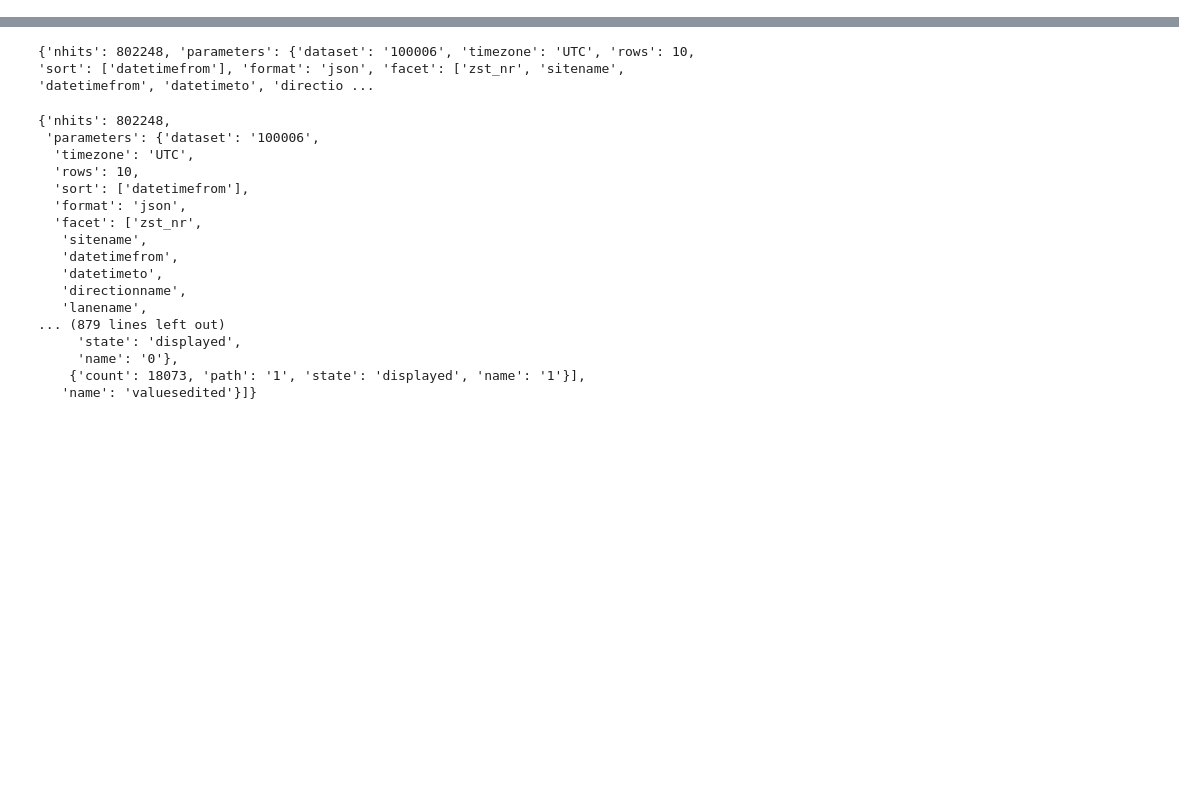
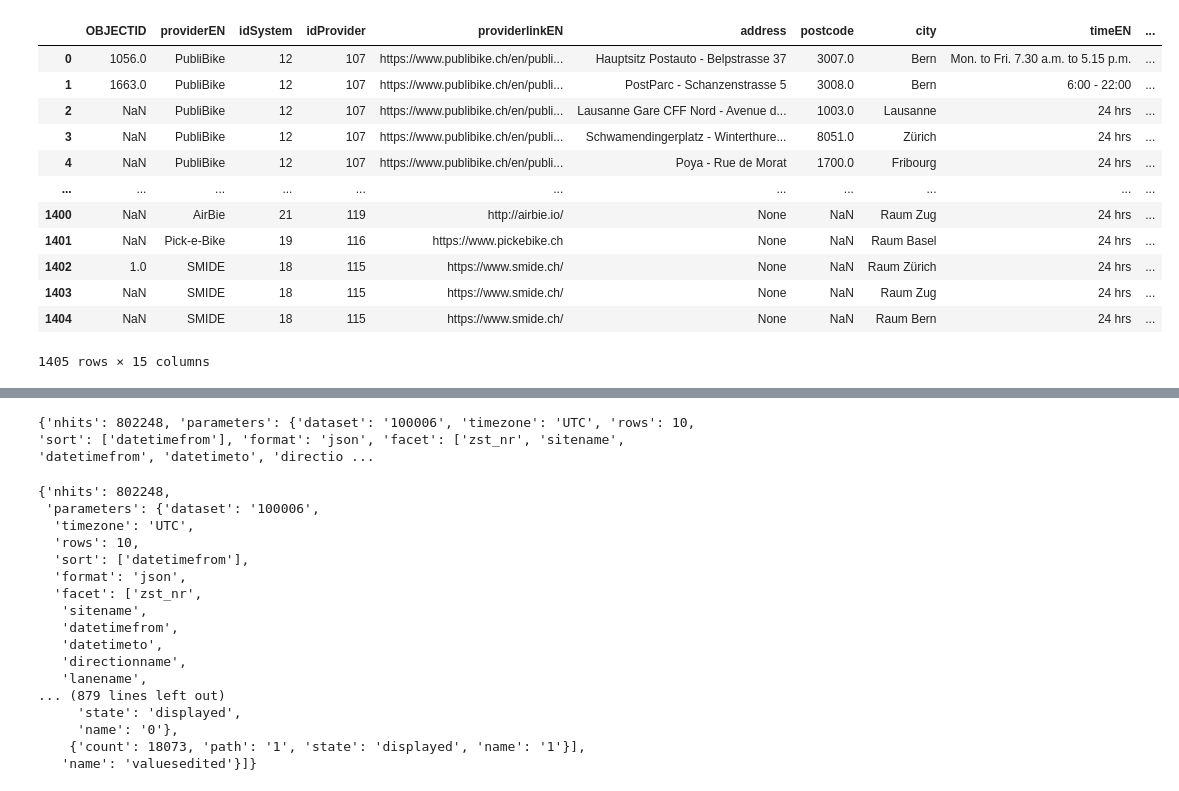
Before and after one commit to andygubser/bike_network_analysis, a Jupyter notebook: Optimizing Bicycle and Public Traffic Paths.ipynb, the cells around one changed output, grey strips where cells are left out. Saved outputs shown, nothing was run; the diff lists cells and outputs as text; code cells hidden in the pictures; blank space fills up the shorter version.

```diff
--- a/Optimizing Bicycle and Public Traffic Paths.ipynb
+++ b/Optimizing Bicycle and Public Traffic Paths.ipynb
@@ -5 +5,15 @@ import pandas as pd
 import json
+# %%
+path_json_data = "./data/geojson/ch.bfe.bikesharing.json"
+path_shp_area = "./data/shape/Bikesharing_Area.shp"
+path_shp_station = "./data/shape/Bikesharing_Station.shp"
+path_shp_provider = "./data/shape/idProviderCatalogue.shp"
+path_shp_return = "./data/shape/idReturnCatalogue.shp"
+path_shp_system = "./data/shape/idSystemCatalogue.shp"
+# %%
+data = gpd.read_file(path_json_data)
+area = gpd.read_file(path_shp_area)
+station = gpd.read_file(path_shp_station)
+id_provider_catalogue = gpd.read_file(path_shp_provider)
+id_return_catalogue = gpd.read_file(path_shp_return)
+id_system_catalogue = gpd.read_file(path_shp_system)
@@ -5,0 +41,18 @@ import json
+# %%
+data[['OBJECTID', 'providerEN', 'idSystem', 'idProvider', 'providerlinkEN',
+      'address', 'postcode', 'city', 'timeEN', 'rentEN', 'descriptionEN',
+      'idReturn', 'returnEN', 'feedbackEN', 'geometry']]
+# %% [output]
+|  | OBJECTID | providerEN | idSystem | idProvider | providerlinkEN | address | postcode | city | timeEN | ... |
+| 0 | 1056.0 | PubliBike | 12 | 107 | https://www.publibike.ch/en/publi... | Hauptsitz Postauto - Belpstrasse 37 | 3007.0 | Bern | Mon. to Fri. 7.30 a.m. to 5.15 p.m. | ... |
+| 1 | 1663.0 | PubliBike | 12 | 107 | https://www.publibike.ch/en/publi... | PostParc - Schanzenstrasse 5 | 3008.0 | Bern | 6:00 - 22:00 | ... |
+| 2 | NaN | PubliBike | 12 | 107 | https://www.publibike.ch/en/publi... | Lausanne Gare CFF Nord - Avenue d... | 1003.0 | Lausanne | 24 hrs | ... |
+| 3 | NaN | PubliBike | 12 | 107 | https://www.publibike.ch/en/publi... | Schwamendingerplatz - Winterthure... | 8051.0 | Zürich | 24 hrs | ... |
+| 4 | NaN | PubliBike | 12 | 107 | https://www.publibike.ch/en/publi... | Poya - Rue de Morat | 1700.0 | Fribourg | 24 hrs | ... |
+| ... | ... | ... | ... | ... | ... | ... | ... | ... | ... | ... |
+| 1400 | NaN | AirBie | 21 | 119 | http://airbie.io/ | None | NaN | Raum Zug | 24 hrs | ... |
+| 1401 | NaN | Pick-e-Bike | 19 | 116 | https://www.pickebike.ch | None | NaN | Raum Basel | 24 hrs | ... |
+| 1402 | 1.0 | SMIDE | 18 | 115 | https://www.smide.ch/ | None | NaN | Raum Zürich | 24 hrs | ... |
+| 1403 | NaN | SMIDE | 18 | 115 | https://www.smide.ch/ | None | NaN | Raum Zug | 24 hrs | ... |
+| 1404 | NaN | SMIDE | 18 | 115 | https://www.smide.ch/ | None | NaN | Raum Bern | 24 hrs | ... |
+1405 rows × 15 columns
```
Also changed, not shown: parts of 11 cells of this notebook, 38 other files.
